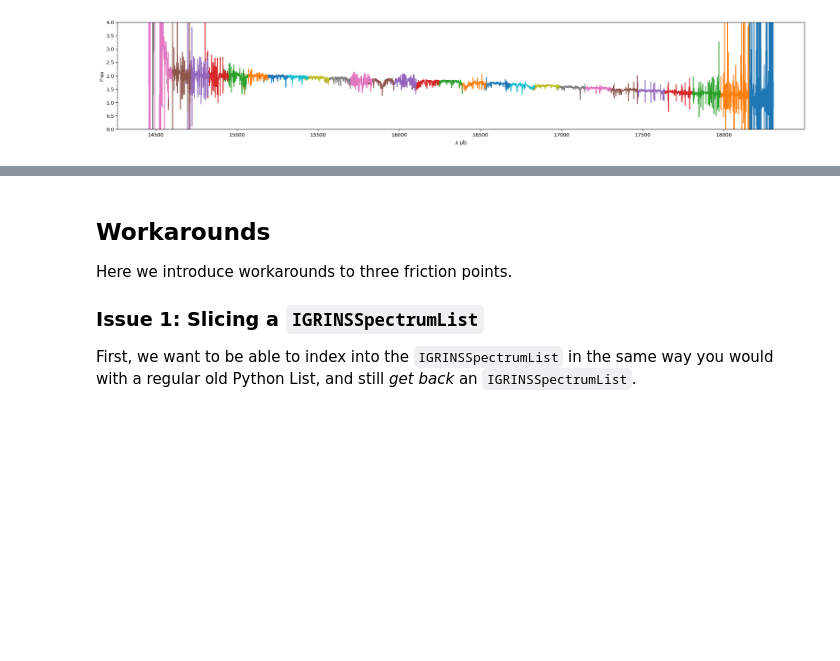
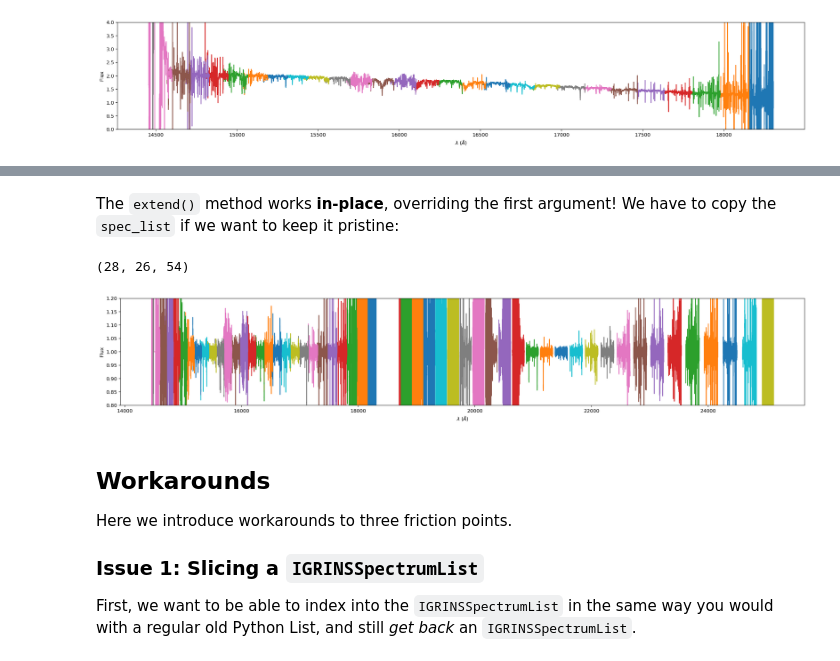
Before and after one commit to OttoStruve/muler, a Jupyter notebook: docs/tutorials/IGRINS_SpecList_demo.ipynb, the cells around one changed output, grey strips where cells are left out. Saved outputs shown, nothing was run; the diff lists cells and outputs as text; code cells hidden in the pictures; blank space fills up the shorter version.

Commit message:
Extend a tutorial to include IGRINS H and K bands at the same time

```diff
--- a/docs/tutorials/IGRINS_SpecList_demo.ipynb
+++ b/docs/tutorials/IGRINS_SpecList_demo.ipynb
@@ -22,0 +25,5 @@ spec_list.remove_nans().trim_edges().normalize().plot(color=None, ylo=0, yhi=4);
+# %%
+fn = '../../tests/data/muler_example_data/IGRINS/01_IGRINS_test_data/SDCK_20201202_0059.spec_a0v.fits'
+spec_list2 = IGRINSSpectrumList.read(fn).normalize()
+# %% [markdown]
+The `extend()` method works **in-place**, overriding the first argument!  We have to copy the `spec_list` if we want to keep it pristine:
@@ -23,3 +32,15 @@ spec_list.remove_nans().trim_edges().normalize().plot(color=None, ylo=0, yhi=4);
+# %%
+full_H_and_K_spectrum = copy.deepcopy(spec_list)
+# %%
+full_H_and_K_spectrum.extend(spec_list2)
+# %%
+len(spec_list), len(spec_list2), len(full_H_and_K_spectrum)
+# %% [output]
+(28, 26, 54)
+# %%
+full_H_and_K_spectrum.remove_nans().trim_edges().flatten().plot(color=None, ylo=0.8, yhi=1.2);
+# %% [output]
+[figure, added]
 # %% [markdown]
 ## Workarounds
 
```
Also changed, not shown: parts of 7 cells of this notebook.
